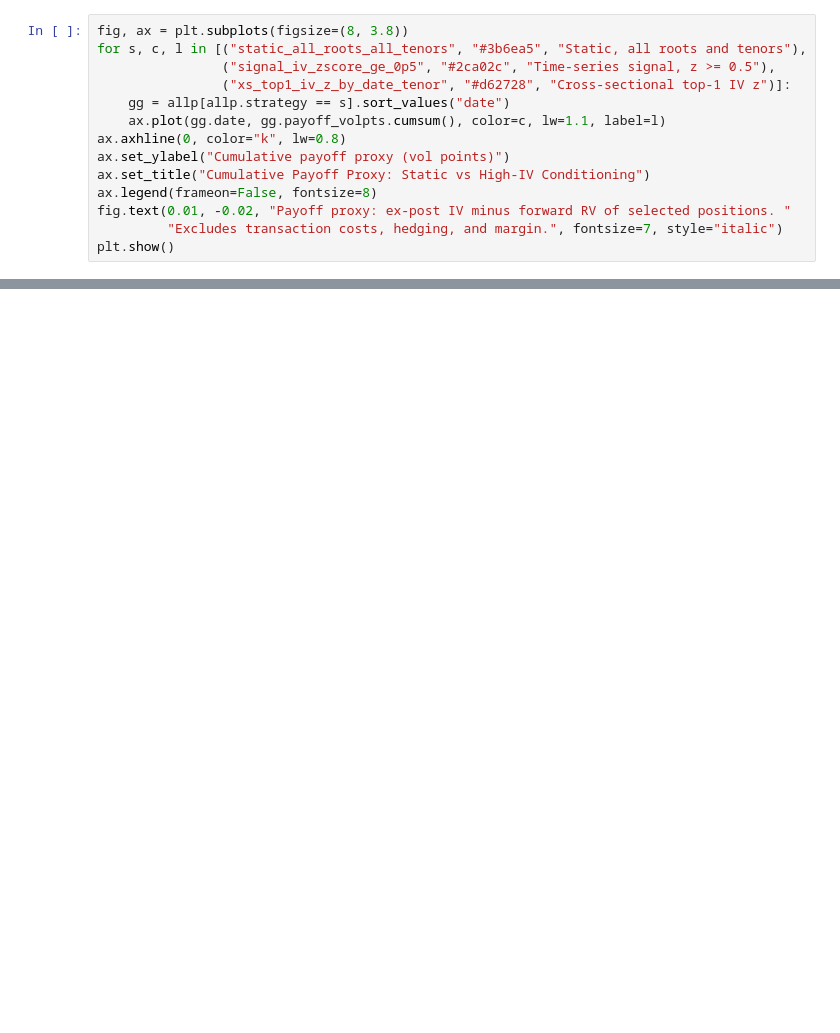
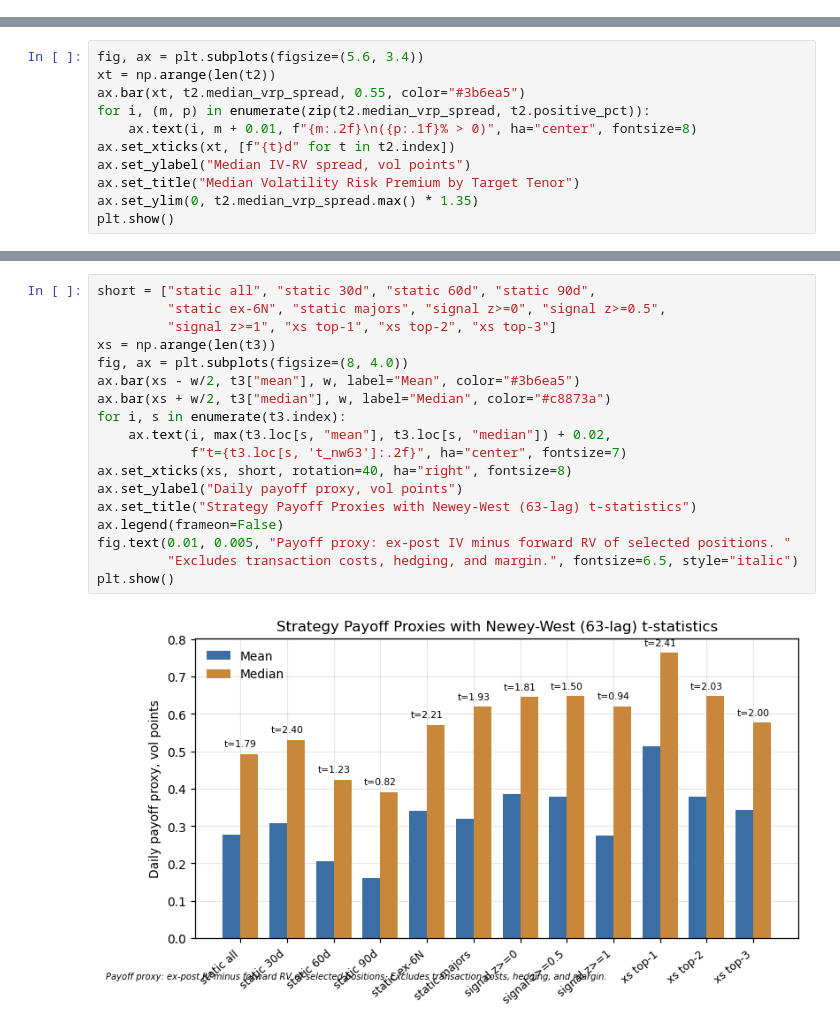
Before and after one commit to Nicholashsw/fx-options-vrp, a Jupyter notebook: notebooks/vrp_analysis.ipynb, the cells around one changed output, grey strips where cells are left out. Drawn from its saved outputs; the diff is of its cells as text; blank space fills up the shorter version.

Commit message:
Notebook: charts and tables from the committed results only

```diff
--- a/notebooks/vrp_analysis.ipynb
+++ b/notebooks/vrp_analysis.ipynb
@@ -238,14 +0,0 @@ discounted for specification search.
-# %%
-fig, ax = plt.subplots(figsize=(8, 3.8))
-for s, c, l in [("static_all_roots_all_tenors", "#3b6ea5", "Static, all roots and tenors"),
-                ("signal_iv_zscore_ge_0p5", "#2ca02c", "Time-series signal, z >= 0.5"),
-                ("xs_top1_iv_z_by_date_tenor", "#d62728", "Cross-sectional top-1 IV z")]:
-    gg = allp[allp.strategy == s].sort_values("date")
-    ax.plot(gg.date, gg.payoff_volpts.cumsum(), color=c, lw=1.1, label=l)
-ax.axhline(0, color="k", lw=0.8)
-ax.set_ylabel("Cumulative payoff proxy (vol points)")
-ax.set_title("Cumulative Payoff Proxy: Static vs High-IV Conditioning")
-ax.legend(frameon=False, fontsize=8)
-fig.text(0.01, -0.02, "Payoff proxy: ex-post IV minus forward RV of selected positions. "
-         "Excludes transaction costs, hedging, and margin.", fontsize=7, style="italic")
-plt.show()
@@ -282,0 +83,11 @@ All 12 strategies match the pipeline outputs (mean and NW63 t).
+# %%
+fig, ax = plt.subplots(figsize=(5.6, 3.4))
+xt = np.arange(len(t2))
+ax.bar(xt, t2.median_vrp_spread, 0.55, color="#3b6ea5")
+for i, (m, p) in enumerate(zip(t2.median_vrp_spread, t2.positive_pct)):
+    ax.text(i, m + 0.01, f"{m:.2f}\n({p:.1f}% > 0)", ha="center", fontsize=8)
+ax.set_xticks(xt, [f"{t}d" for t in t2.index])
+ax.set_ylabel("Median IV-RV spread, vol points")
+ax.set_title("Median Volatility Risk Premium by Target Tenor")
+ax.set_ylim(0, t2.median_vrp_spread.max() * 1.35)
+plt.show()
@@ -282,0 +154,20 @@ All 12 strategies match the pipeline outputs (mean and NW63 t).
+# %%
+short = ["static all", "static 30d", "static 60d", "static 90d",
+         "static ex-6N", "static majors", "signal z>=0", "signal z>=0.5",
+         "signal z>=1", "xs top-1", "xs top-2", "xs top-3"]
+xs = np.arange(len(t3))
+fig, ax = plt.subplots(figsize=(8, 4.0))
+ax.bar(xs - w/2, t3["mean"], w, label="Mean", color="#3b6ea5")
+ax.bar(xs + w/2, t3["median"], w, label="Median", color="#c8873a")
+for i, s in enumerate(t3.index):
+    ax.text(i, max(t3.loc[s, "mean"], t3.loc[s, "median"]) + 0.02,
+            f"t={t3.loc[s, 't_nw63']:.2f}", ha="center", fontsize=7)
+ax.set_xticks(xs, short, rotation=40, ha="right", fontsize=8)
+ax.set_ylabel("Daily payoff proxy, vol points")
+ax.set_title("Strategy Payoff Proxies with Newey-West (63-lag) t-statistics")
+ax.legend(frameon=False)
+fig.text(0.01, 0.005, "Payoff proxy: ex-post IV minus forward RV of selected positions. "
+         "Excludes transaction costs, hedging, and margin.", fontsize=6.5, style="italic")
+plt.show()
+# %% [output]
+[figure, added]
```
Also changed, not shown: parts of 38 cells of this notebook, 1 other file.
